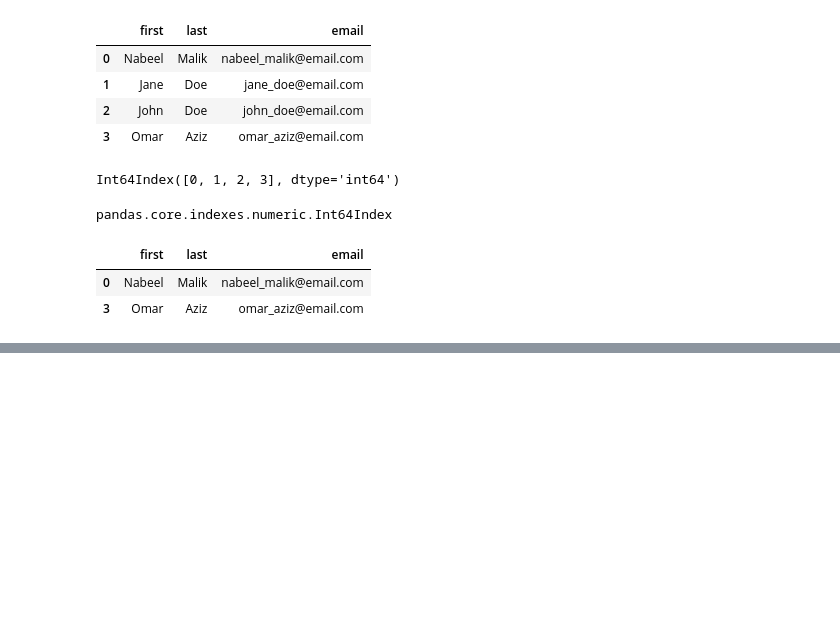
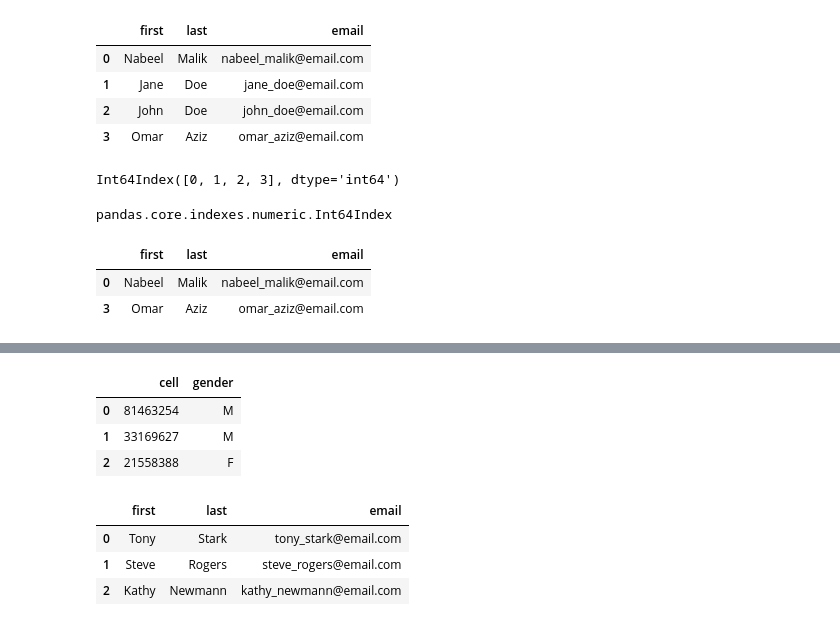
Before and after one commit to nabeel-malik/my_python, a Jupyter notebook: pybook/40_pandas_add_remove_rows_columns.ipynb, the cells around one changed output, grey strips where cells are left out. Drawn from its saved outputs; the diff is of its cells as text; code cells hidden in the pictures; blank space fills up the shorter version.

```diff
--- a/pybook/40_pandas_add_remove_rows_columns.ipynb
+++ b/pybook/40_pandas_add_remove_rows_columns.ipynb
@@ -284,0 +299,14 @@ df_a
+# %%
+df_c
+# %% [output]
+|  | cell | gender |
+| 0 | 81463254 | M |
+| 1 | 33169627 | M |
+| 2 | 21558388 | F |
+# %%
+df_b
+# %% [output]
+|  | first | last | email |
+| 0 | Tony | Stark | tony_stark@email.com |
+| 1 | Steve | Rogers | steve_rogers@email.com |
+| 2 | Kathy | Newmann | kathy_newmann@email.com |
```
Also changed, not shown: parts of 9 cells of this notebook.
